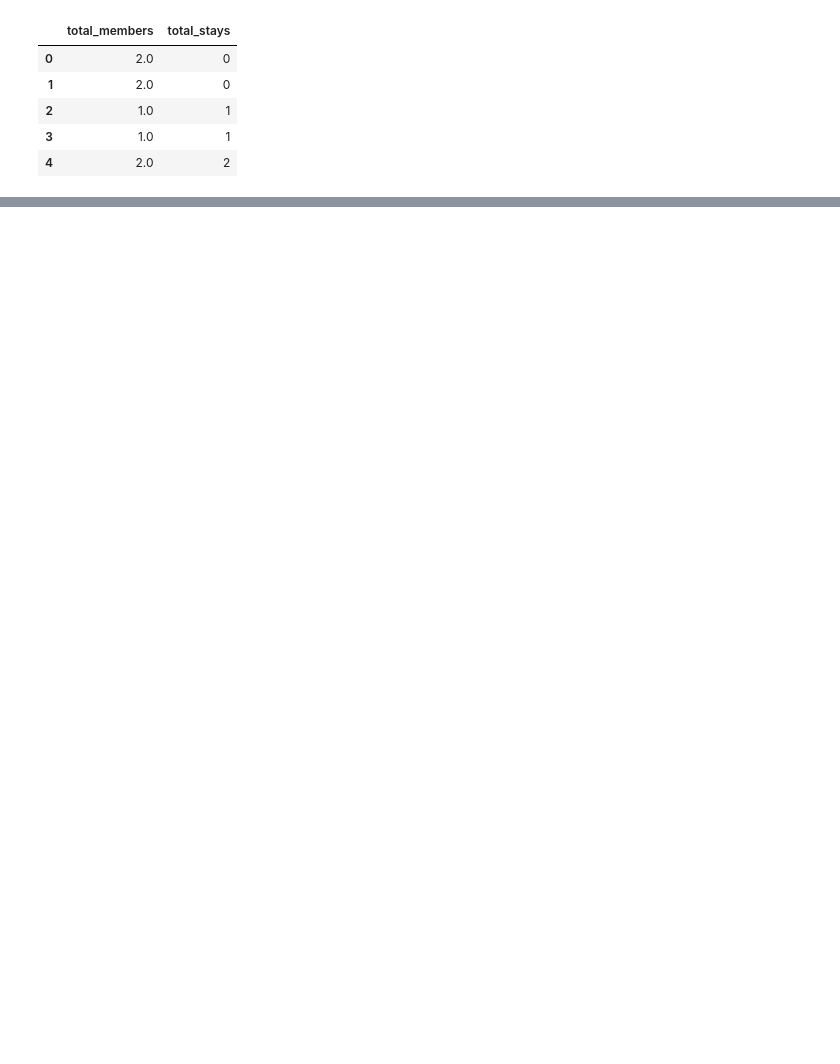
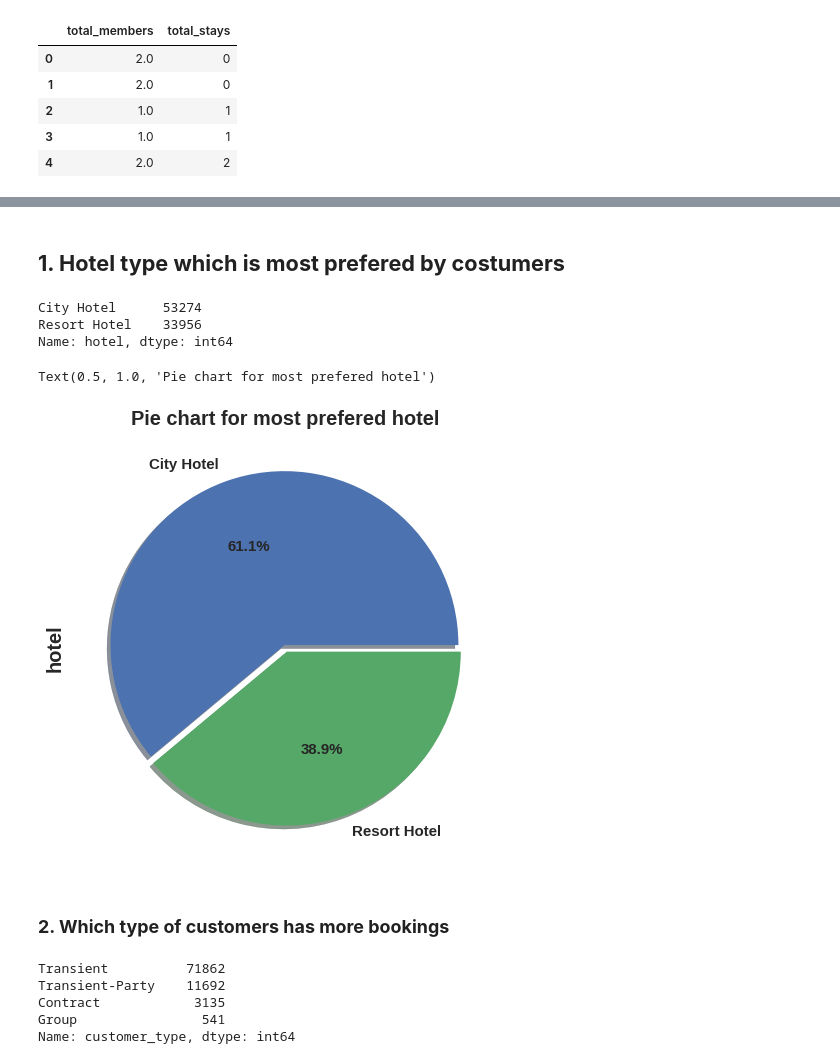
Before and after one commit to BhupathiSampath/Hotel-booking-analysis, a Jupyter notebook: Hotel_Booking_Analysis_Capstone_Project.ipynb, the cells around one changed output, grey strips where cells are left out. Saved outputs shown, nothing was run; the diff lists cells and outputs as text; code cells hidden in the pictures; blank space fills up the shorter version.

Commit message:
Basic subsets and data visualisation-part-1

```diff
--- a/Hotel_Booking_Analysis_Capstone_Project.ipynb
+++ b/Hotel_Booking_Analysis_Capstone_Project.ipynb
@@ -342,0 +350,27 @@ hotel_bookings_df_copy[["total_members","total_stays"]].head()
+# %% [markdown]
+## **1. Hotel type which is most prefered by costumers**
+# %%
+hotels_prefered = hotel_bookings_df_copy["hotel"].value_counts()
+hotels_prefered
+# %% [output]
+City Hotel      53274
+Resort Hotel    33956
+Name: hotel, dtype: int64
+# %%
+# We will represent above data by visualizing
+hotels_prefered.plot.pie(explode=[0.02, 0.02], autopct='%1.1f%%', shadow=True, fontsize=15, figsize=(10,8))
+plt.title('Pie chart for most prefered hotel')
+# %% [output]
+Text(0.5, 1.0, 'Pie chart for most prefered hotel')
+[figure, added]
+# %% [markdown]
+### **2. Which type of customers has more bookings**
+# %%
+customer_types = hotel_bookings_df_copy["customer_type"].value_counts()
+customer_types
+# %% [output]
+Transient          71862
+Transient-Party    11692
+Contract            3135
+Group                541
+Name: customer_type, dtype: int64
```
Also changed, not shown: parts of 23 cells of this notebook.
